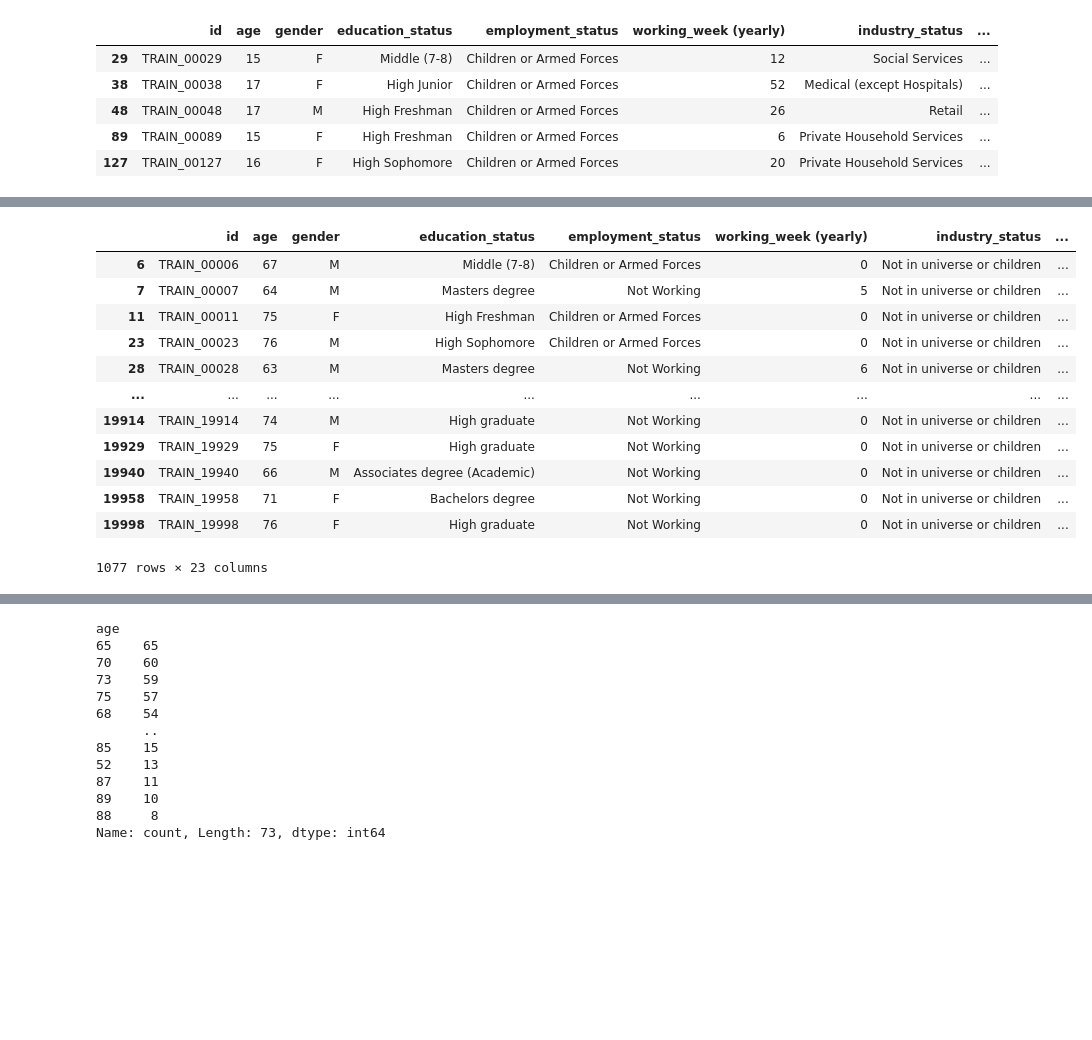
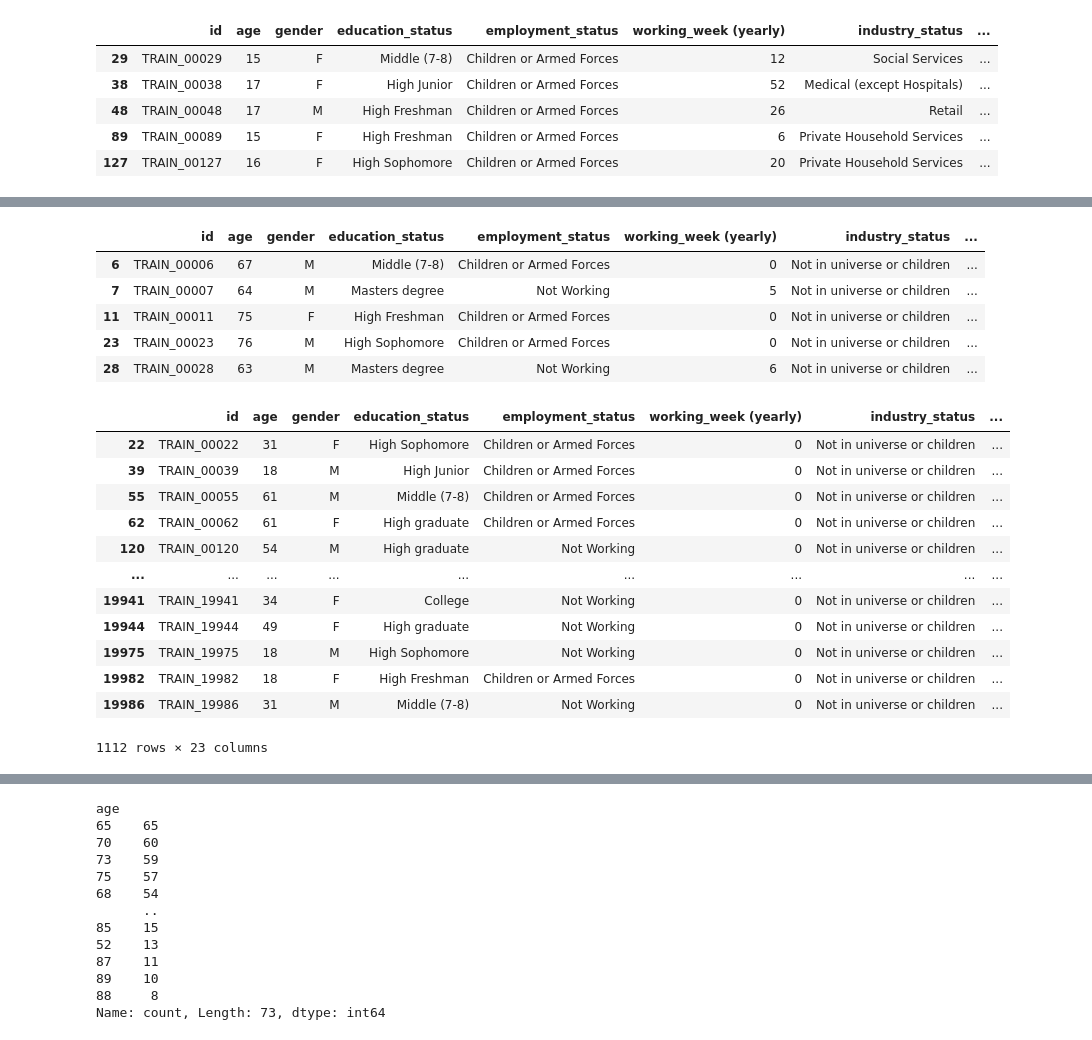
Before and after one commit to benidjor/income-prediction-dacon, a Jupyter notebook: preprocessing-income-prediction.ipynb, the cells around one changed output, grey strips where cells are left out. Saved outputs shown, nothing was run; the diff lists cells and outputs as text; code cells hidden in the pictures; blank space fills up the shorter version.

```diff
--- a/preprocessing-income-prediction.ipynb
+++ b/preprocessing-income-prediction.ipynb
@@ -399,19 +407,34 @@ train_df[(train_df.age>=18) & (train_df.occupation_status=="Unknown")]
 # %%
 # 미국 군인 (준장 이하) 일반적으로 62세 정년
 # 이 사람들 중 employment_status이 Children or Armed Forces	인 사람들은 어디에도 해당하지 않음
-# → Not Working으로 변경
-train_df[(train_df.age>62) & (train_df.occupation_status=="Unknown")]
+# employment_status → Not Working으로 변경
+train_df[(train_df.age>=62) & (train_df.occupation_status=="Unknown")].head()
 # %% [output]
 |  | id | age | gender | education_status | employment_status | working_week (yearly) | industry_status | ... |
 | 6 | TRAIN_00006 | 67 | M | Middle (7-8) | Children or Armed Forces | 0 | Not in universe or children | ... |
 | 7 | TRAIN_00007 | 64 | M | Masters degree | Not Working | 5 | Not in universe or children | ... |
 | 11 | TRAIN_00011 | 75 | F | High Freshman | Children or Armed Forces | 0 | Not in universe or children | ... |
 | 23 | TRAIN_00023 | 76 | M | High Sophomore | Children or Armed Forces | 0 | Not in universe or children | ... |
 | 28 | TRAIN_00028 | 63 | M | Masters degree | Not Working | 6 | Not in universe or children | ... |
-| ... | ... | ... | ... | ... | ... | ... | ... | ... |
-| 19914 | TRAIN_19914 | 74 | M | High graduate | Not Working | 0 | Not in universe or children | ... |
-| 19929 | TRAIN_19929 | 75 | F | High graduate | Not Working | 0 | Not in universe or children | ... |
-| 19940 | TRAIN_19940 | 66 | M | Associates degree (Academic) | Not Working | 0 | Not in universe or children | ... |
-| 19958 | TRAIN_19958 | 71 | F | Bachelors degree | Not Working | 0 | Not in universe or children | ... |
-| 19998 | TRAIN_19998 | 76 | F | High graduate | Not Working | 0 | Not in universe or children | ... |
-1077 rows × 23 columns
+# %%
+# 18세 이상 62세 미만인데 occupation_status가 Unknown
+# - industry_status : 전부 Not in universe or children
+# - income : 전부 0
+# - working_week (yearly) : 0이 많긴해도 다양함
+# employment_status가 Children or Armed Forces 인 사람들
+# - employment_status, occupation_status : Not Working으로 변경
+train_df[(train_df.age>=18) & (train_df.age<62) & (train_df.occupation_status=="Unknown")]
+# %% [output]
+|  | id | age | gender | education_status | employment_status | working_week (yearly) | industry_status | ... |
+| 22 | TRAIN_00022 | 31 | F | High Sophomore | Children or Armed Forces | 0 | Not in universe or children | ... |
+| 39 | TRAIN_00039 | 18 | M | High Junior | Children or Armed Forces | 0 | Not in universe or children | ... |
+| 55 | TRAIN_00055 | 61 | M | Middle (7-8) | Children or Armed Forces | 0 | Not in universe or children | ... |
+| 62 | TRAIN_00062 | 61 | F | High graduate | Children or Armed Forces | 0 | Not in universe or children | ... |
+| 120 | TRAIN_00120 | 54 | M | High graduate | Not Working | 0 | Not in universe or children | ... |
+| ... | ... | ... | ... | ... | ... | ... | ... | ... |
+| 19941 | TRAIN_19941 | 34 | F | College | Not Working | 0 | Not in universe or children | ... |
+| 19944 | TRAIN_19944 | 49 | F | High graduate | Not Working | 0 | Not in universe or children | ... |
+| 19975 | TRAIN_19975 | 18 | M | High Sophomore | Not Working | 0 | Not in universe or children | ... |
+| 19982 | TRAIN_19982 | 18 | F | High Freshman | Children or Armed Forces | 0 | Not in universe or children | ... |
+| 19986 | TRAIN_19986 | 31 | M | Middle (7-8) | Not Working | 0 | Not in universe or children | ... |
+1112 rows × 23 columns
```
Also changed, not shown: parts of 18 cells of this notebook.
